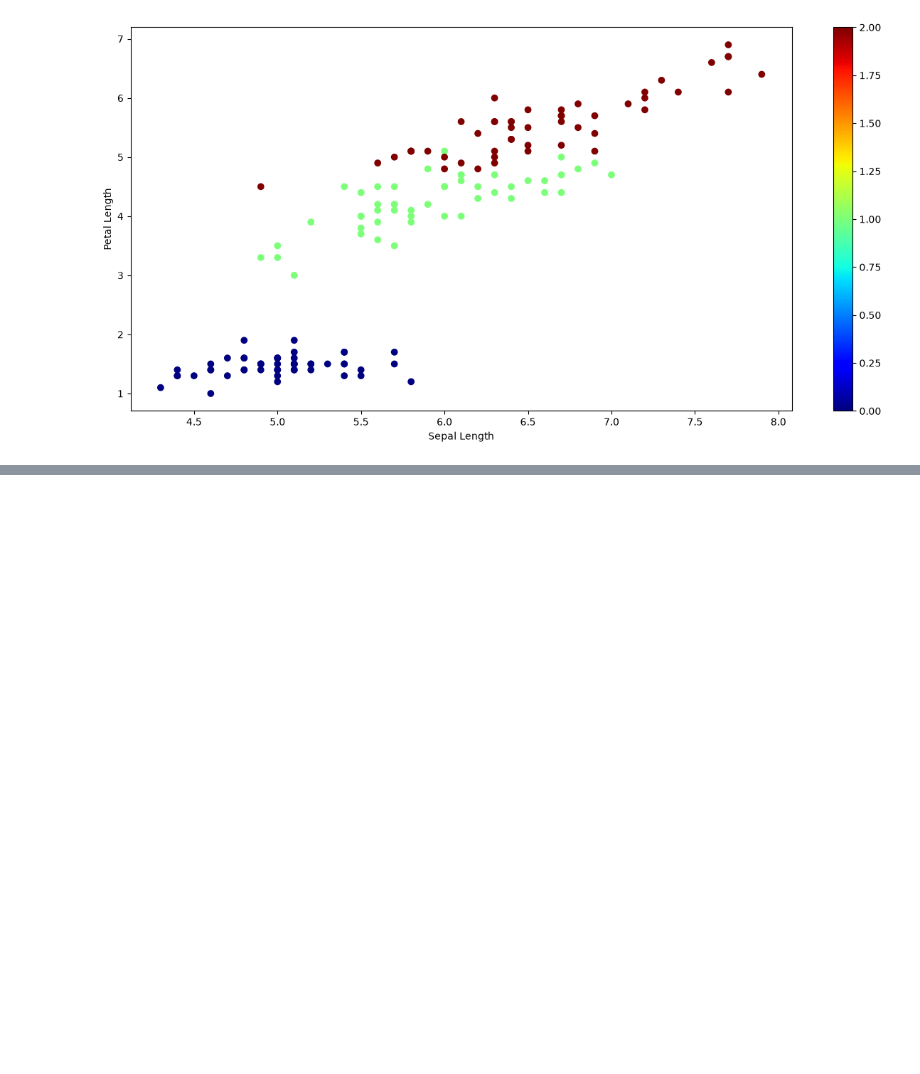
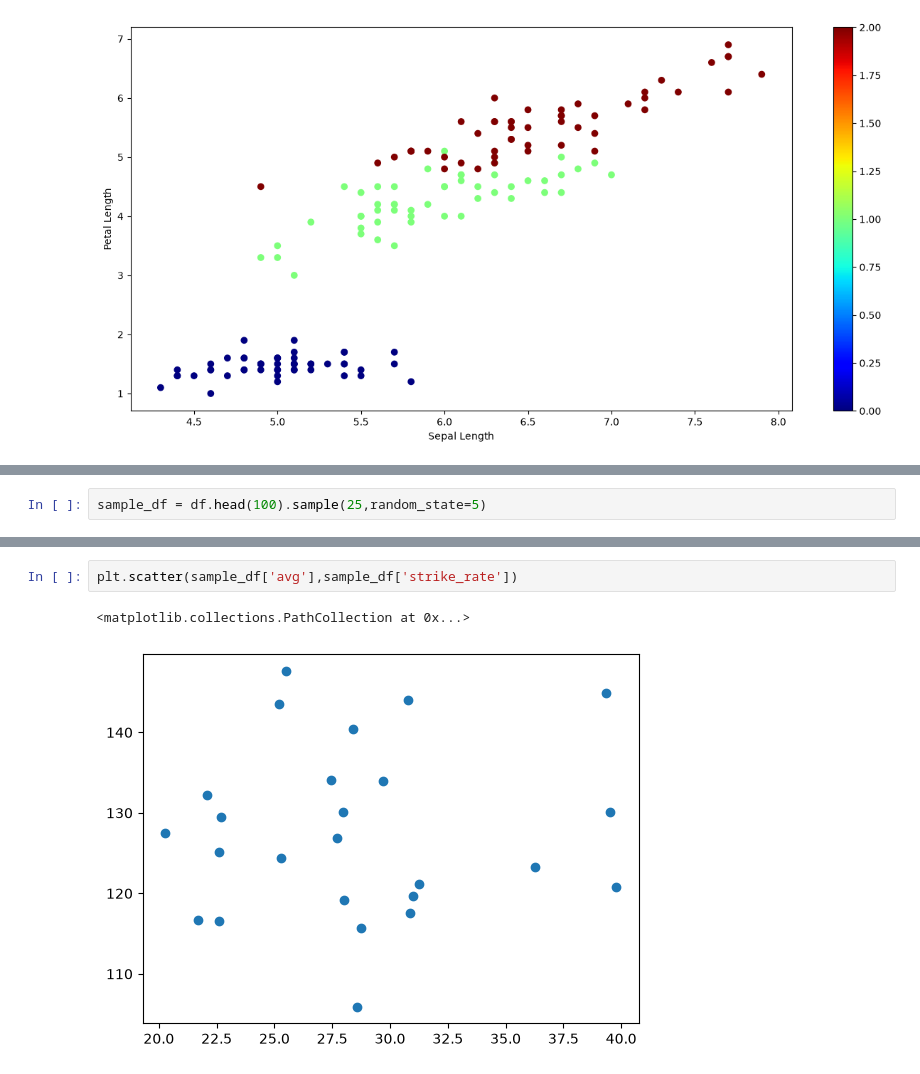
Before and after one commit to rabiuldiu30/Advanced-Matplotlib, a Jupyter notebook: advanced-matplotlib.ipynb, the cells around one changed output, grey strips where cells are left out. Drawn from its saved outputs; the diff is of its cells as text; blank space fills up the shorter version.

```diff
--- a/advanced-matplotlib.ipynb
+++ b/advanced-matplotlib.ipynb
@@ -47,0 +56,2 @@ plt.show()
+# %%
+sample_df = df.head(100).sample(25,random_state=5)
@@ -47,0 +78,5 @@ plt.show()
+# %%
+plt.scatter(sample_df['avg'],sample_df['strike_rate'])
+# %% [output]
+<matplotlib.collections.PathCollection at 0x...>
+[figure, added]
```
Also changed, not shown: parts of 14 cells of this notebook.
